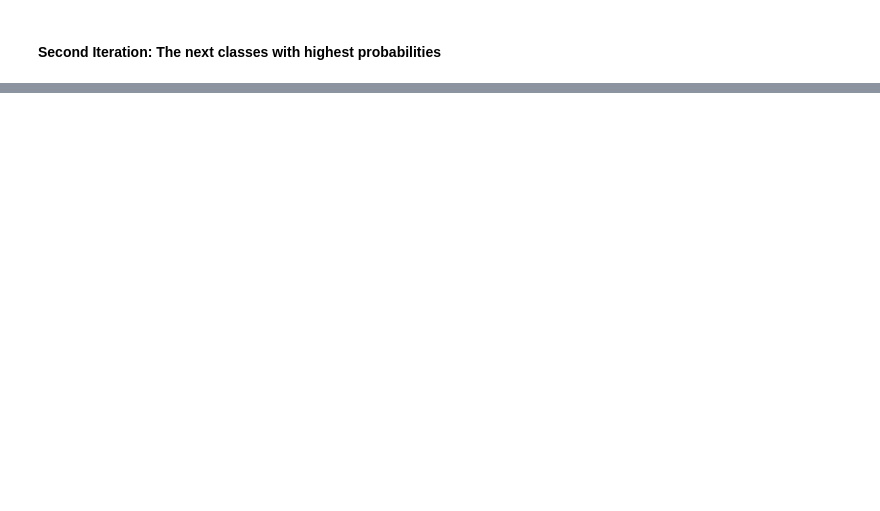
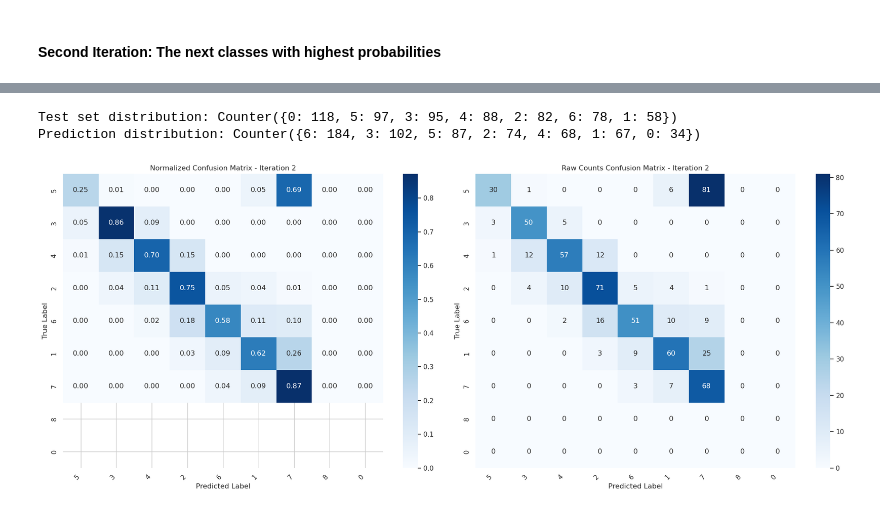
Before and after one commit to salgue441/Cow-project, a Jupyter notebook: notebooks/research/day_classifier/incremental-classifier.ipynb, the cells around one changed output, grey strips where cells are left out. Cells and saved outputs as stored; diff of their text form; code cells hidden in the pictures; blank space fills up the shorter version.

```diff
--- a/notebooks/research/day_classifier/incremental-classifier.ipynb
+++ b/notebooks/research/day_classifier/incremental-classifier.ipynb
@@ -617,9 +609,6 @@ class ModelEvaluator:
         class_names: List[str],
         plot: bool = True,
     ) -> Dict:
-        """
-        Evaluates the model for a given iteration and stores the results.
-        """
         y_pred = []
         y_true = []
 
@@ -628,21 +617,28 @@ class ModelEvaluator:
             y_pred.extend(np.argmax(predictions, axis=1))
             y_true.extend(np.argmax(labels, axis=1))
 
-        unique_labels = np.unique(y_true)
-        actual_class_names = [class_names[i] for i in unique_labels]
+        labels = range(len(class_names))
 
-        cm = confusion_matrix(y_true, y_pred)
+        cm = confusion_matrix(y_true, y_pred, labels=labels)
         report = classification_report(
-            y_true, y_pred, target_names=actual_class_names, output_dict=True
+            y_true,
+            y_pred,
+            labels=labels,
+            target_names=class_names,
+            output_dict=True,
+            zero_division=0,
         )
+
+        print("Test set distribution:", Counter(y_true))
+        print("Prediction distribution:", Counter(y_pred))
 
         results = {
             "confusion_matrix": cm,
             "classification_report": report,
-            "class_names": actual_class_names,
+            "class_names": class_names,
         }
+
         self.evaluation_history[iteration] = results
-
         if plot:
             self.plot_confusion_matrix(iteration)
 
@@ -719,6 +715,8 @@ class ModelEvaluator:
 
         print("-" * 60)
         print(f"Accuracy: {report['accuracy']:.3f}")
+        print(f"F1-Score: {report['macro avg']['f1-score']:.3f}")
+        print(f"Weighted F1-Score: {report['weighted avg']['f1-score']:.3f}")
 # %%
 def compare_iterations_performance(evaluator, iterations=[1, 2]):
     plt.figure(figsize=(15, 6))
@@ -892,0 +988,8 @@ train_gen, val_gen, test_gen = data_generator.create_generators(data_split)
+# %%
+evaluation_results = evaluator.evaluate_iteration(
+    iteration=2, test_ds=test_gen, class_names=all_classes
+)
+# %% [output]
+Test set distribution: Counter({0: 118, 5: 97, 3: 95, 4: 88, 2: 82, 6: 78, 1: 58})
+Prediction distribution: Counter({6: 184, 3: 102, 5: 87, 2: 74, 4: 68, 1: 67, 0: 34})
+[figure, added]
```
Also changed, not shown: parts of 40 cells of this notebook, 18 other files.
